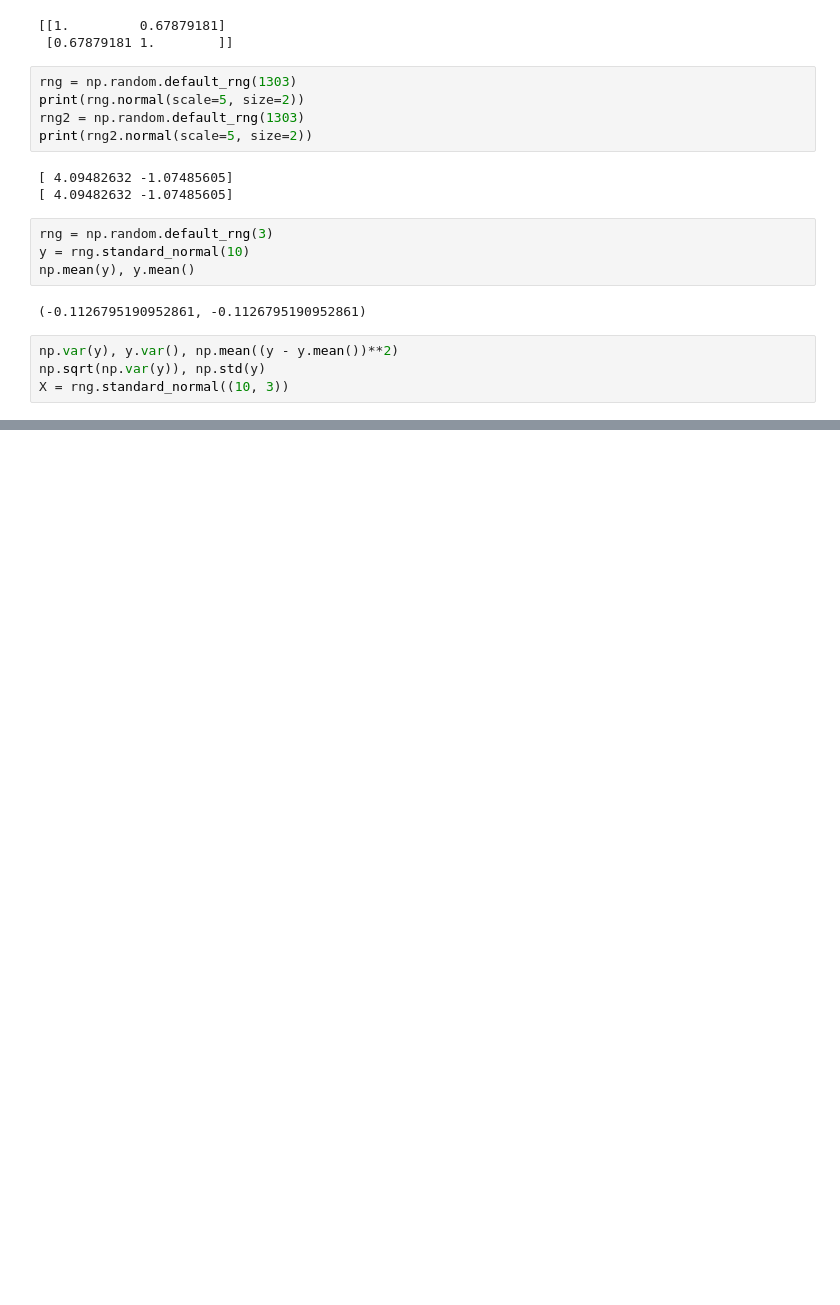
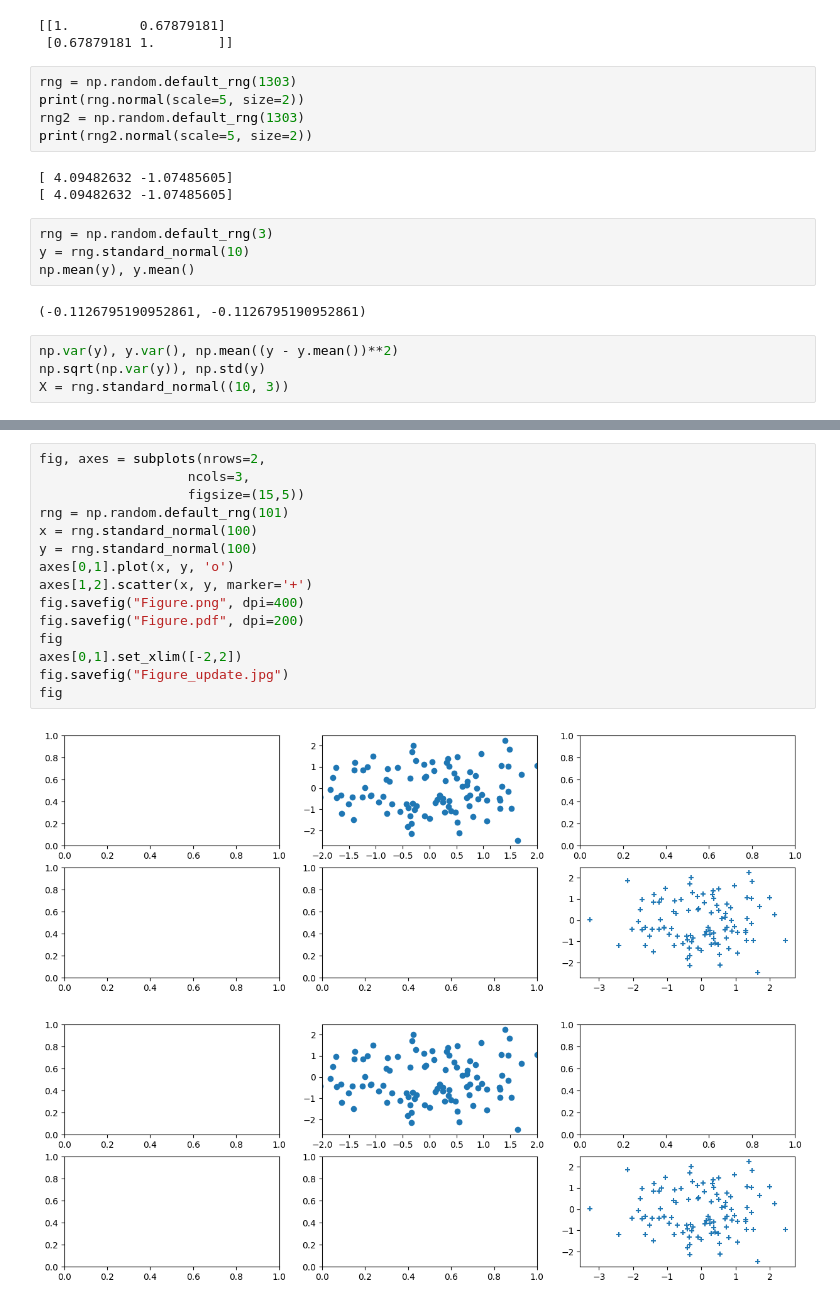
Before and after one commit to RobertoRP101/statisticalLearning, a Jupyter notebook: Numerical_exercises.ipynb, the cells around one changed output, grey strips where cells are left out. Cells and saved outputs as stored; diff of their text form; blank space fills up the shorter version.

```diff
--- a/Numerical_exercises.ipynb
+++ b/Numerical_exercises.ipynb
@@ -98,0 +125,18 @@ X = rng.standard_normal((10, 3))
+# %%
+fig, axes = subplots(nrows=2,
+                   ncols=3,
+                   figsize=(15,5))
+rng = np.random.default_rng(101)
+x = rng.standard_normal(100)
+y = rng.standard_normal(100)
+axes[0,1].plot(x, y, 'o')
+axes[1,2].scatter(x, y, marker='+')
+fig.savefig("Figure.png", dpi=400)
+fig.savefig("Figure.pdf", dpi=200)
+fig
+axes[0,1].set_xlim([-2,2])
+fig.savefig("Figure_update.jpg")
+fig
+# %% [output]
+[figure, added]
+[figure, added]
```
Also changed, not shown: parts of 25 cells of this notebook, 6 other files.
